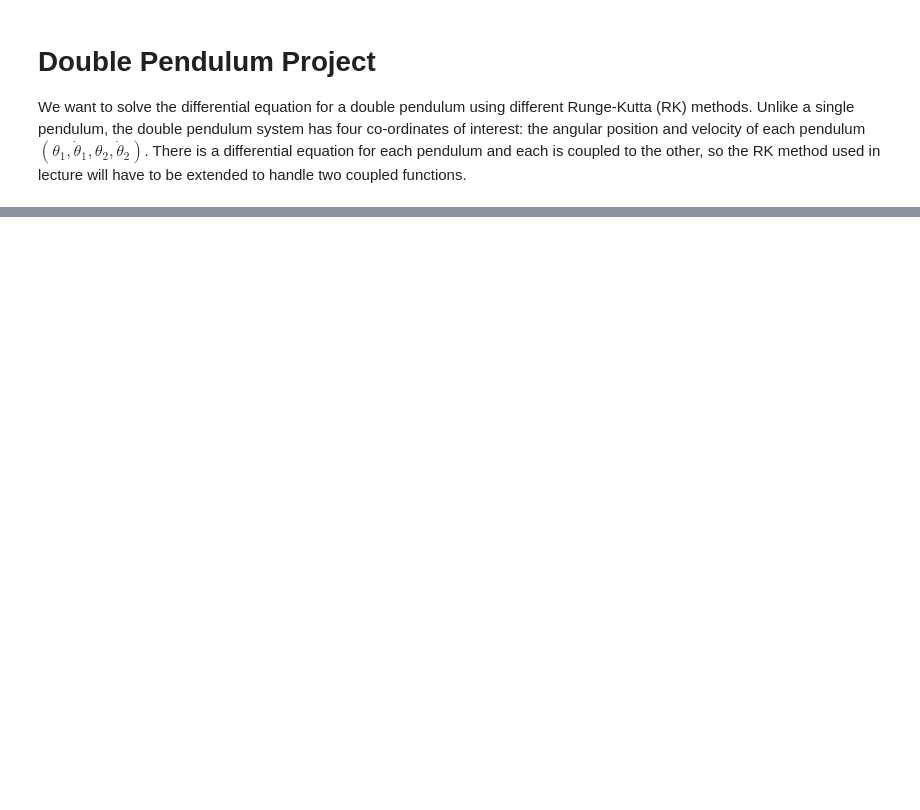
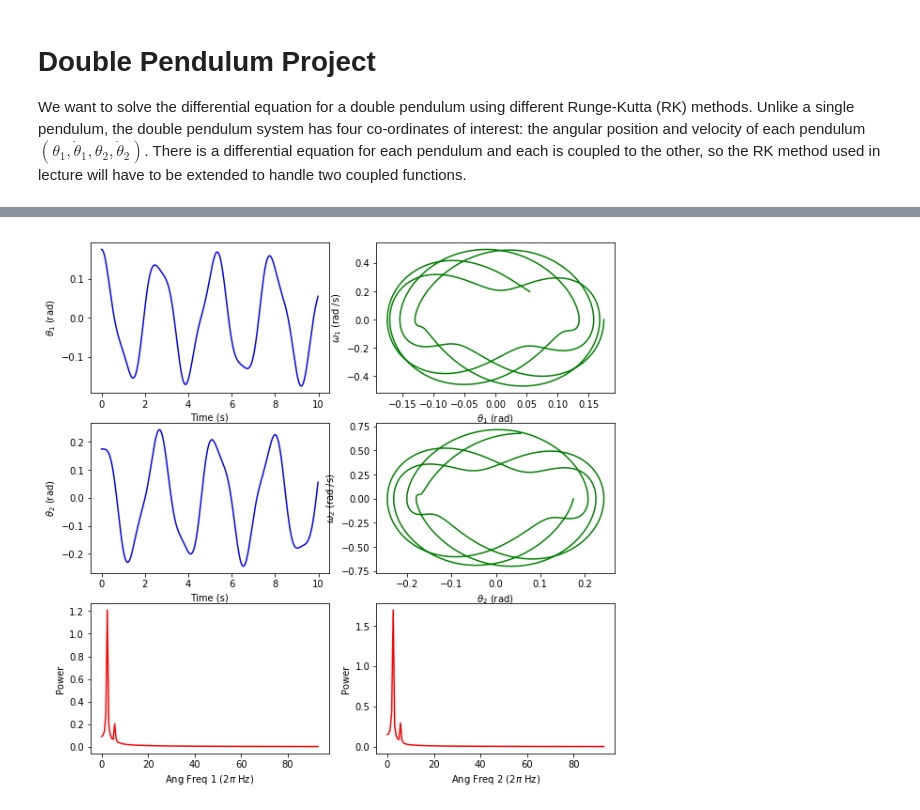
Before and after one commit to MSenani/DoublePendulum, a Jupyter notebook: Double-Pendulum-Analysis.ipynb, the cells around one changed output, grey strips where cells are left out. Drawn from its saved outputs; the diff is of its cells as text; code cells hidden in the pictures; blank space fills up the shorter version.

```diff
--- a/Double-Pendulum-Analysis.ipynb
+++ b/Double-Pendulum-Analysis.ipynb
@@ -321,48 +558,54 @@ plt.show()
 # %%
-def plot_pendulum(t,y,z):
+def plot_pendulum_analysis(t,y,z,figsize = None):
     """ Plot Angle, Phase Diagram, FFT. """
 
-    fig = plt.figure()
+    if figsize is None:
+        fig = plt.figure()
+    else:
+        fig = plt.figure(figsize = figsize)
 
     # Plot Angle 1
-    ax_1 = fig.add_subplot(411)
+    ax_1 = fig.add_subplot(321)
     ax_1.plot(t, y[:,0], c='b')
     ax_1.set_xlabel('Time (s)')
     ax_1.set_ylabel('$\\theta_1$ (rad)')
 
+    # Plot Phase Diagram 1
+    ax_3 = fig.add_subplot(322)
+    ax_3.plot(y[:,0], y[:,1], c='g')
+    ax_3.set_xlabel('$\\theta_1$ (rad)')
+    ax_3.set_ylabel('$\\omega_1$ (rad /s)')
+
     # Plot Angle 2
-    ax_2 = fig.add_subplot(412)
+    ax_2 = fig.add_subplot(323)
     ax_2.plot(t, z[:,0], c='b')
     ax_2.set_xlabel('Time (s)')
     ax_2.set_ylabel('$\\theta_2$ (rad)')
 
-    # Plot Phase Diagram 1
-    ax_3 = fig.add_subplot(421)
-    ax_3.plot(y[:,0], y[:,1], c='g')
-    ax_3.set_xlabel('$\\theta_1$ (rad)')
-    ax_3.set_ylabel('$\\omega_1$ (rad /s)')
-
     # Plot Phase Diagram 2
-    ax_4 = fig.add_subplot(422)
+    ax_4 = fig.add_subplot(324)
     ax_4.plot(z[:,0], z[:,1], c='g')
     ax_4.set_xlabel('$\\theta_2$ (rad)')
     ax_4.set_ylabel('$\\omega_2$ (rad /s)')
 
     # Fourier Transforms
     f_fft = np.fft.fftfreq(len(t), t[1]-t[0])
     y_fft = np.fft.fft(y[:,0])/np.sqrt(2*len(t))
     z_fft = np.fft.fft(z[:,0])/np.sqrt(2*len(t))
+    N = int( len(f_fft)/2 - 1 )
 
     # Plot Power Spectrum 1
-    ax_5 = fig.add_subplot(423)
+    ax_5 = fig.add_subplot(325)
     ax_5.plot(f_fft[:int(N/2)]*2*np.pi, abs(y_fft[:int(N/2)]), c='r')
-    ax_5.set_xlim([0, 30])
     ax_5.set_xlabel('Ang Freq 1 ($2 \pi$ Hz)')
     ax_5.set_ylabel('Power')
 
     # Plot Power Spectrum 2
-    ax_6 = fig.add_subplot(424)
+    ax_6 = fig.add_subplot(326)
     ax_6.plot(f_fft[:int(N/2)]*2*np.pi, abs(z_fft[:int(N/2)]), c='r')
-    ax_6.set_xlim([0, 30])
     ax_6.set_xlabel('Ang Freq 2 ($2 \pi$ Hz)')
     ax_6.set_ylabel('Power')
+
+plot_pendulum_analysis(t,y,z, figsize = (10,10))
+# %% [output]
+[figure, added]
```
Also changed, not shown: parts of 29 cells of this notebook, 1 other file.
